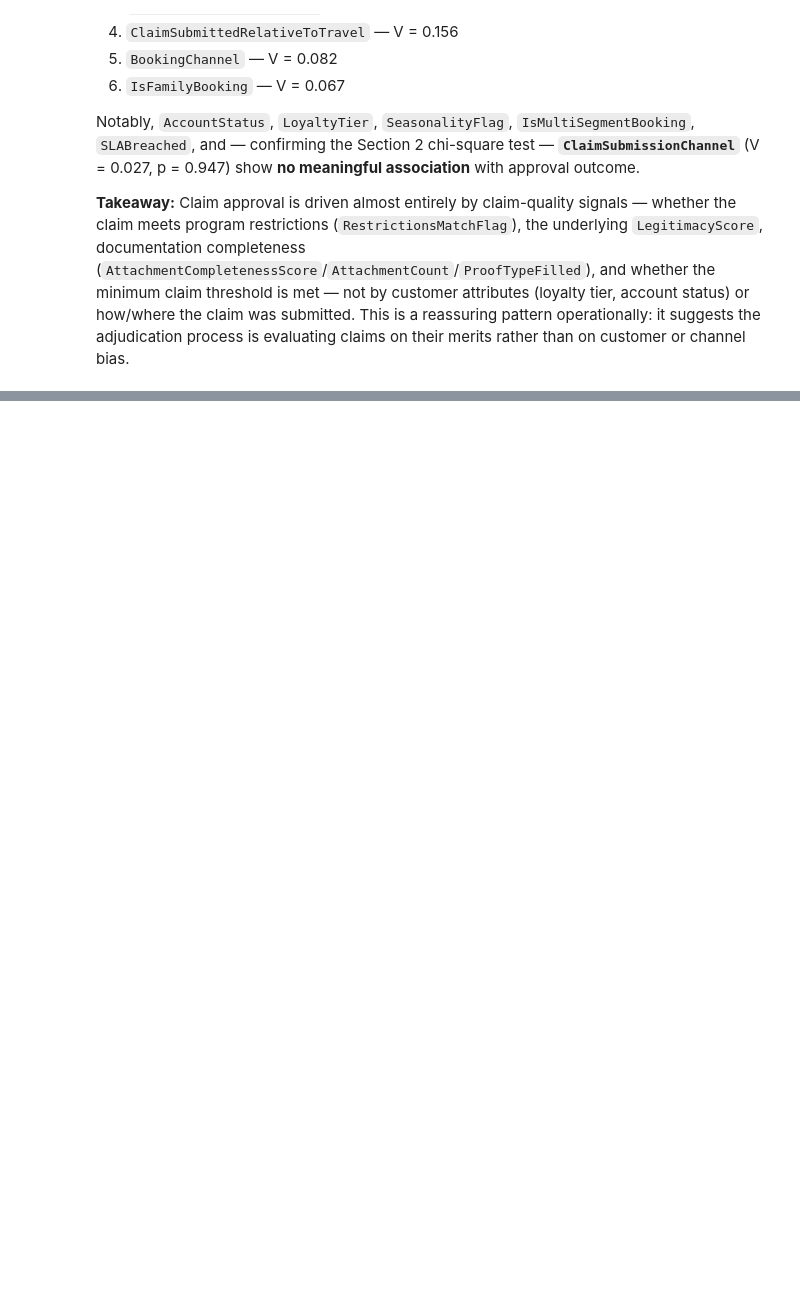
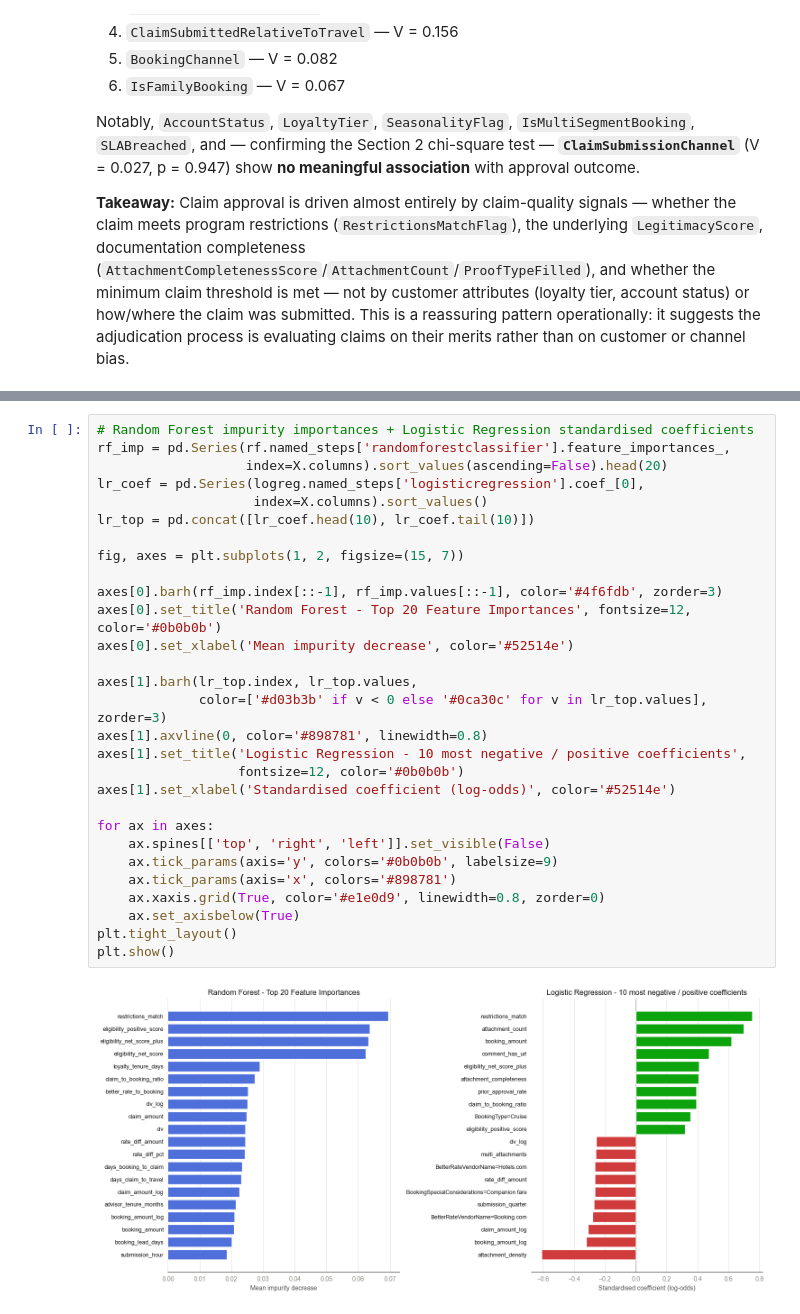
Before and after one commit to dpathak1969/PriceMatchGuarantee, a Jupyter notebook: PMG.ipynb, the cells around one changed output, grey strips where cells are left out. Cells and saved outputs as stored; diff of their text form; blank space fills up the shorter version.

```diff
--- a/PMG.ipynb
+++ b/PMG.ipynb
@@ -1103,0 +1506,31 @@ Notably, `AccountStatus`, `LoyaltyTier`, `SeasonalityFlag`, `IsMultiSegmentBooki
+# %%
+# Random Forest impurity importances + Logistic Regression standardised coefficients
+rf_imp = pd.Series(rf.named_steps['randomforestclassifier'].feature_importances_,
+                   index=X.columns).sort_values(ascending=False).head(20)
+lr_coef = pd.Series(logreg.named_steps['logisticregression'].coef_[0],
+                    index=X.columns).sort_values()
+lr_top = pd.concat([lr_coef.head(10), lr_coef.tail(10)])
+
+fig, axes = plt.subplots(1, 2, figsize=(15, 7))
+
+axes[0].barh(rf_imp.index[::-1], rf_imp.values[::-1], color='#4f6fdb', zorder=3)
+axes[0].set_title('Random Forest - Top 20 Feature Importances', fontsize=12, color='#0b0b0b')
+axes[0].set_xlabel('Mean impurity decrease', color='#52514e')
+
+axes[1].barh(lr_top.index, lr_top.values,
+             color=['#d03b3b' if v < 0 else '#0ca30c' for v in lr_top.values], zorder=3)
+axes[1].axvline(0, color='#898781', linewidth=0.8)
+axes[1].set_title('Logistic Regression - 10 most negative / positive coefficients',
+                  fontsize=12, color='#0b0b0b')
+axes[1].set_xlabel('Standardised coefficient (log-odds)', color='#52514e')
+
+for ax in axes:
+    ax.spines[['top', 'right', 'left']].set_visible(False)
+    ax.tick_params(axis='y', colors='#0b0b0b', labelsize=9)
+    ax.tick_params(axis='x', colors='#898781')
+    ax.xaxis.grid(True, color='#e1e0d9', linewidth=0.8, zorder=0)
+    ax.set_axisbelow(True)
+plt.tight_layout()
+plt.show()
+# %% [output]
+[figure, added]
```
Also changed, not shown: parts of 28 cells of this notebook, 1 other file.
